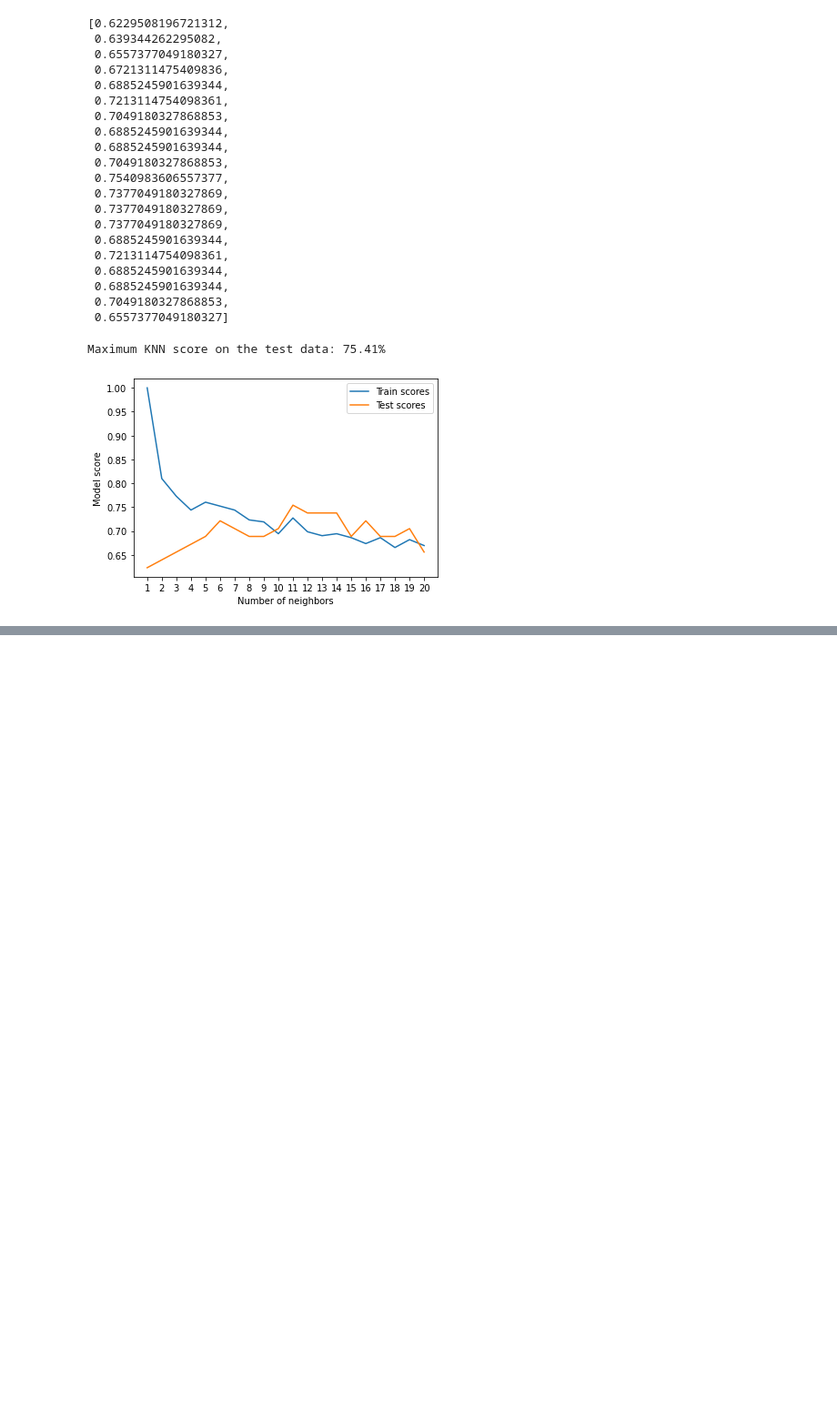
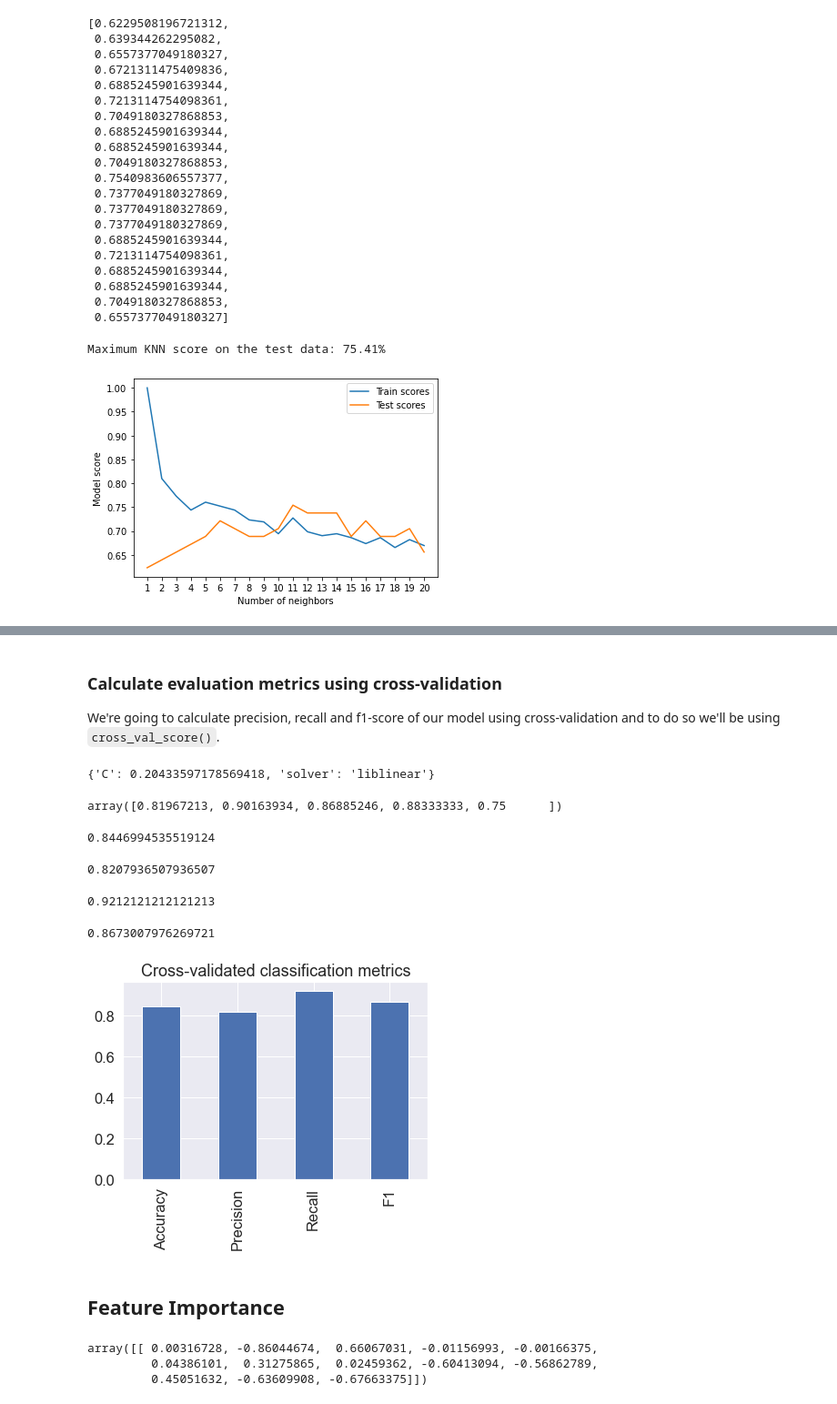
Before and after one commit to savageclown007/Heart-Disease-Prediction-using-ML, a Jupyter notebook: end-to-end-heart-disease-classifier.ipynb, the cells around one changed output, grey strips where cells are left out. Shown: that part at 91% size. Saved outputs shown, nothing was run; the diff lists cells and outputs as text; code cells hidden in the pictures; blank space fills up the shorter version.

```diff
--- a/end-to-end-heart-disease-classifier.ipynb
+++ b/end-to-end-heart-disease-classifier.ipynb
@@ -447,0 +640,9 @@ Maximum KNN score on the test data: 75.41%
+# %% [markdown]
+### Calculate evaluation metrics using cross-validation
+
+We're going to calculate precision, recall and f1-score of our model using cross-validation and to do so we'll be using `cross_val_score()`.
+# %%
+# Check best hyperparameters
+gs_log_reg.best_params_
+# %% [output]
+{'C': 0.20433597178569418, 'solver': 'liblinear'}
@@ -447,0 +653,46 @@ Maximum KNN score on the test data: 75.41%
+# %%
+# Cross-validated accuracy
+cv_acc = cross_val_score(clf, x, y, cv=5, scoring="accuracy")
+cv_acc
+# %% [output]
+array([0.81967213, 0.90163934, 0.86885246, 0.88333333, 0.75      ])
+# %%
+cv_acc= np.mean(cv_acc)
+cv_acc
+# %% [output]
+0.8446994535519124
+# %%
+# Cross-validated precision
+cv_precision = cross_val_score(clf, x, y, cv=5, scoring="precision")
+cv_precision = np.mean(cv_precision)
+cv_precision
+# %% [output]
+0.8207936507936507
+# %%
+# Cross-validated recall
+cv_recall = cross_val_score(clf, x, y, cv=5, scoring="recall")
+cv_recall = np.mean(cv_recall)
+cv_recall
+# %% [output]
+0.9212121212121213
+# %%
+# Cross-validated f1-score
+cv_f1 = cross_val_score(clf, x, y, cv=5, scoring="f1")
+cv_f1 = np.mean(cv_f1)
+cv_f1
+# %% [output]
+0.8673007976269721
+# %%
+# Visualize our cross-validated metrics
+cv_metrics = pd.DataFrame({"Accuracy": cv_acc,
+                         "Precision": cv_precision,
+                         "Recall": cv_recall,
+                         "F1": cv_f1},
+                         index=[0])
+
+cv_metrics.T.plot.bar(title="Cross-validated classification metrics",
+                     legend=False);
+# %% [output]
+[figure, added]
+# %% [markdown]
+## Feature Importance
@@ -447,0 +702,7 @@ Maximum KNN score on the test data: 75.41%
+# %%
+# Check coef_
+clf.coef_
+# %% [output]
+array([[ 0.00316728, -0.86044674,  0.66067031, -0.01156993, -0.00166375,
+         0.04386101,  0.31275865,  0.02459362, -0.60413094, -0.56862789,
+         0.45051632, -0.63609908, -0.67663375]])
```
Also changed, not shown: parts of 29 cells of this notebook, 1 other file.
